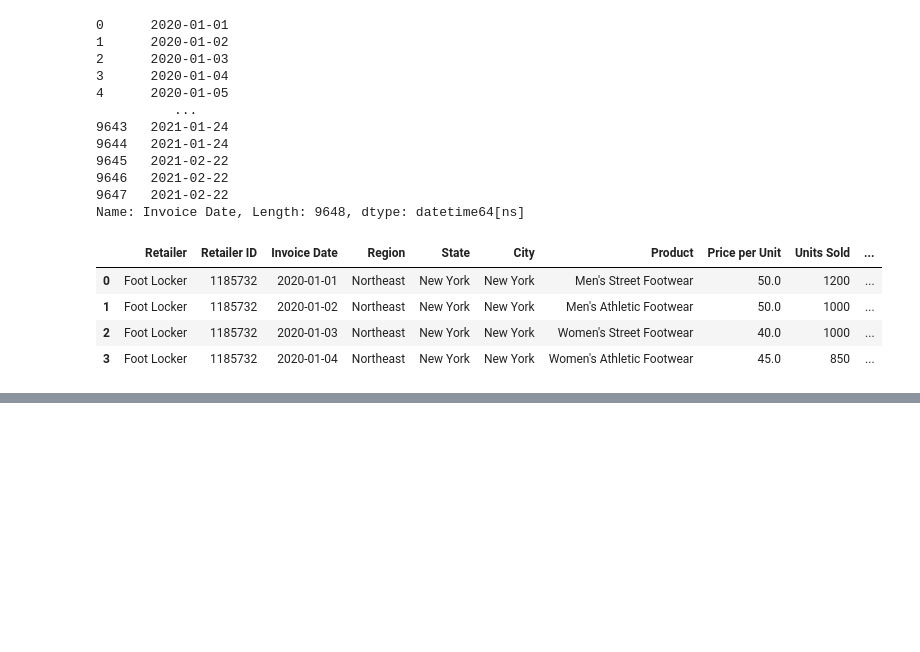
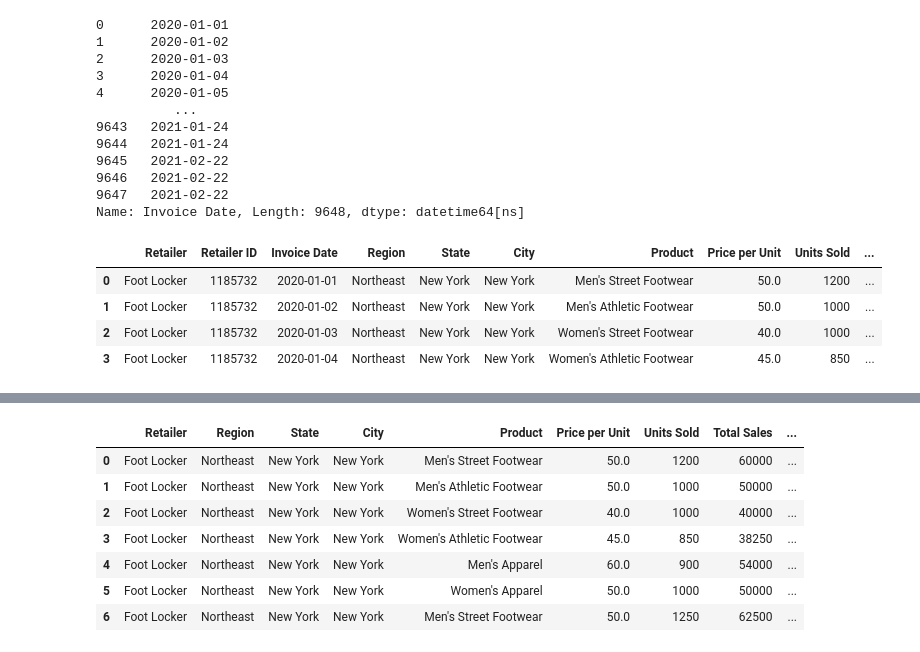
Before and after one commit to ibrahimFoud/project, a Jupyter notebook: cleaning.ipynb, the cells around one changed output, grey strips where cells are left out. Saved outputs shown, nothing was run; the diff lists cells and outputs as text; code cells hidden in the pictures; blank space fills up the shorter version.

```diff
--- a/cleaning.ipynb
+++ b/cleaning.ipynb
@@ -293,0 +342,4 @@ data.head(4)
+# %%
+data.drop("Invoice Date",axis = 1, inplace = True)
+# %%
+data.drop("Retailer ID",axis = 1, inplace = True)
@@ -293,0 +367,5 @@ data.head(4)
+# %%
+data["Product"] = data["Product"].replace("Men's aparel",np.nan)
+# %%
+data =data.dropna()
+data.head()
@@ -293,0 +395,11 @@ data.head(4)
+# %%
+data.head(7)
+# %% [output]
+|  | Retailer | Region | State | City | Product | Price per Unit | Units Sold | Total Sales | ... |
+| 0 | Foot Locker | Northeast | New York | New York | Men's Street Footwear | 50.0 | 1200 | 60000 | ... |
+| 1 | Foot Locker | Northeast | New York | New York | Men's Athletic Footwear | 50.0 | 1000 | 50000 | ... |
+| 2 | Foot Locker | Northeast | New York | New York | Women's Street Footwear | 40.0 | 1000 | 40000 | ... |
+| 3 | Foot Locker | Northeast | New York | New York | Women's Athletic Footwear | 45.0 | 850 | 38250 | ... |
+| 4 | Foot Locker | Northeast | New York | New York | Men's Apparel | 60.0 | 900 | 54000 | ... |
+| 5 | Foot Locker | Northeast | New York | New York | Women's Apparel | 50.0 | 1000 | 50000 | ... |
+| 6 | Foot Locker | Northeast | New York | New York | Men's Street Footwear | 50.0 | 1250 | 62500 | ... |
```
Also changed, not shown: parts of 8 cells of this notebook.
